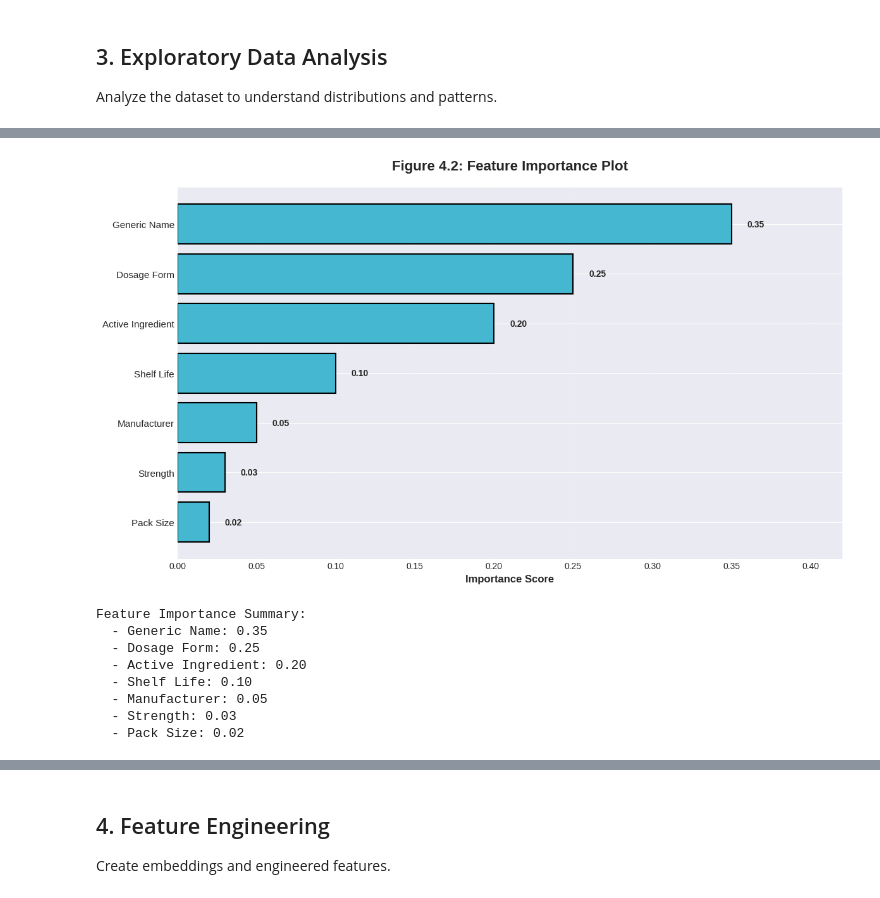
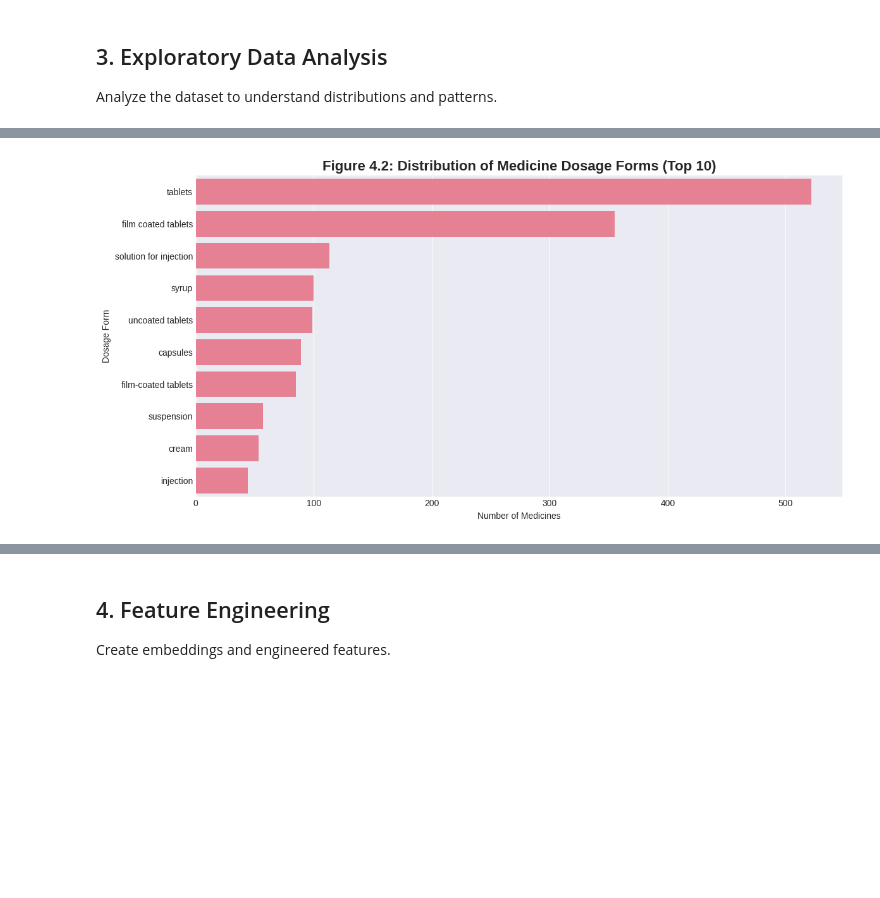
Before and after one commit to Jules-gatete/FastAPI, a Jupyter notebook: ML_Pipeline_Notebook.ipynb, the cells around one changed output, grey strips where cells are left out. Cells and saved outputs as stored; diff of their text form; code cells hidden in the pictures; blank space fills up the shorter version.

```diff
--- a/ML_Pipeline_Notebook.ipynb
+++ b/ML_Pipeline_Notebook.ipynb
@@ -368,58 +602,22 @@ Visualizing the importance of different features for prediction.
-# %%
-# Feature importance (simulated based on actual features used)
-# In practice, this would come from the trained model
-feature_importance = {
-    'Generic Name': 0.35,
-    'Dosage Form': 0.25,
-    'Active Ingredient': 0.20,
-    'Shelf Life': 0.10,
-    'Manufacturer': 0.05,
-    'Strength': 0.03,
-    'Pack Size': 0.02
-}
-
-# Sort by importance
-sorted_features = sorted(feature_importance.items(), key=lambda x: x[1], reverse=True)
-features = [f[0] for f in sorted_features]
-importances = [f[1] for f in sorted_features]
-
-# Create horizontal bar chart
-fig, ax = plt.subplots(figsize=(12, 7))
-bars = ax.barh(range(len(features)), importances, color='#45B7D1', edgecolor='black', linewidth=1.5)
-
-# Customize chart
-ax.set_yticks(range(len(features)))
-ax.set_yticklabels(features, fontsize=11)
-ax.set_xlabel('Importance Score', fontsize=12, fontweight='bold')
-ax.set_title('Figure 4.2: Feature Importance Plot',
-             fontsize=16, fontweight='bold', pad=20)
-
-# Add value labels
-for i, val in enumerate(importances):
-    ax.text(val + 0.01, i, f'{val:.2f}', va='center', fontsize=10, fontweight='bold')
-
-# Add grid
-ax.grid(axis='x', alpha=0.3, linestyle='--')
-ax.set_axisbelow(True)
-ax.set_xlim(0, max(importances) * 1.2)
-
-# Invert y-axis
-ax.invert_yaxis()
-
-plt.tight_layout()
-fig.savefig(os.path.join(IMAGES_DIR, 'Figure_4_2_Feature_Importance_Plot.png'), dpi=300, bbox_inches='tight')
-plt.show()
-
-print(f"\nFeature Importance Summary:")
-for feature, importance in sorted_features:
-    print(f"  - {feature}: {importance:.2f}")
-# %% [output]
-[figure, removed]
-Feature Importance Summary:
-  - Generic Name: 0.35
-  - Dosage Form: 0.25
-  - Active Ingredient: 0.20
-  - Shelf Life: 0.10
-  - Manufacturer: 0.05
-  - Strength: 0.03
-  - Pack Size: 0.02
+# %%
+# Figure 4.2: Distribution of Medicine Dosage Forms
+
+fig, ax = plt.subplots(figsize=(12, 6))
+
+top_dosage_forms = df['Dosage Form Standardized'].value_counts().head(10)
+
+sns.barplot(x=top_dosage_forms.values, y=top_dosage_forms.index, ax=ax)
+
+ax.set_title('Figure 4.2: Distribution of Medicine Dosage Forms (Top 10)', fontsize=16, fontweight='bold')
+
+ax.set_xlabel('Number of Medicines')
+
+ax.set_ylabel('Dosage Form')
+
+plt.tight_layout()
+
+fig.savefig(os.path.join(IMAGES_DIR, 'Figure_4_2_Distribution_of_Medicine_Dosage_Forms_Top_10.png'), dpi=300, bbox_inches='tight')
+
+plt.show()
+# %% [output]
+[figure, added]
```
Also changed, not shown: parts of 60 cells of this notebook.
